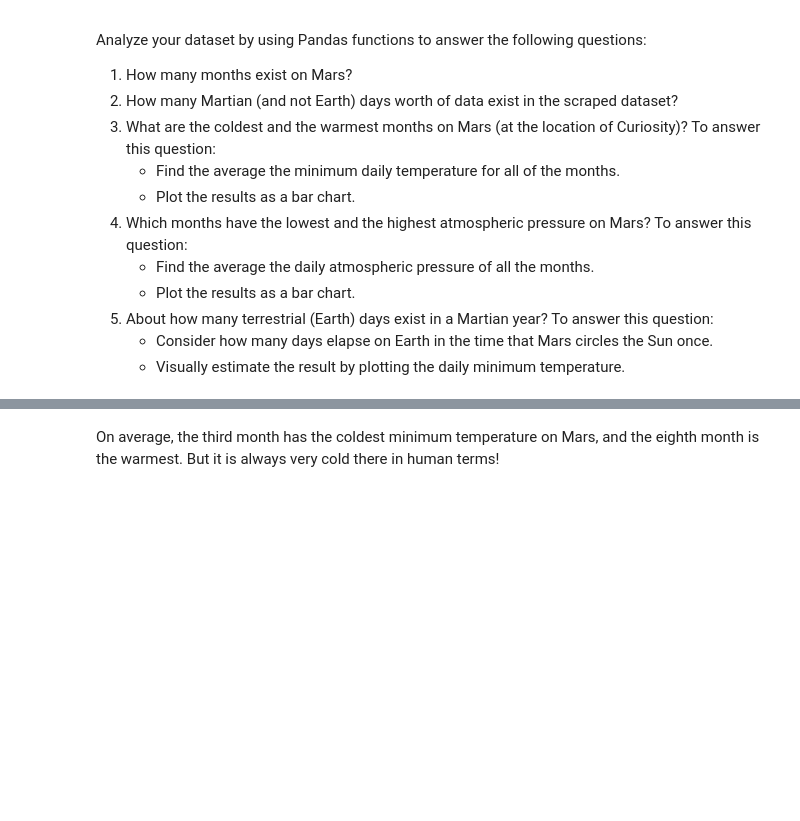
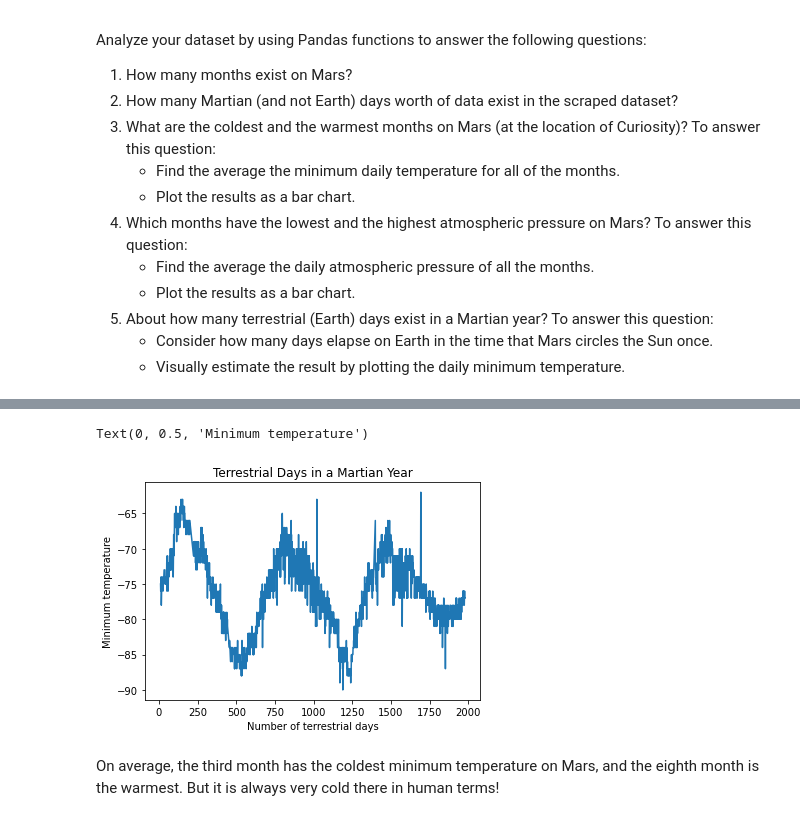
Before and after one commit to kalikschoenrock/WebScraping-Challenge, a Jupyter notebook: part_2_mars_weather.ipynb, the cells around one changed output, grey strips where cells are left out. Drawn from its saved outputs; the diff is of its cells as text; code cells hidden in the pictures; blank space fills up the shorter version.

```diff
--- a/part_2_mars_weather.ipynb
+++ b/part_2_mars_weather.ipynb
@@ -29,5 +34,6 @@ Note that this can also be achieved by using the Pandas `read_html` function. Ho
 # %%
 # Extract all rows of data
+extract_rows = table_soup.find_all('tr', class_='data-row')
 # %% [markdown]
 ### Step 3: Store the Data
 
@@ -93,5 +214,12 @@ Analyze your dataset by using Pandas functions to answer the following questions
 # %%
 # 5. How many terrestrial (earth) days are there in a Martian year?
+plt.plot(df['sol'], df['min_temp'])
+plt.title('Terrestrial Days in a Martian Year')
+plt.xlabel('Number of terrestrial days')
+plt.ylabel('Minimum temperature')
+# %% [output]
+Text(0, 0.5, 'Minimum temperature')
+[figure, added]
 # %% [markdown]
 On average, the third month has the coldest minimum temperature on Mars, and the eighth month is the warmest. But it is always very cold there in human terms!
 # %% [markdown]
```
Also changed, not shown: parts of 22 cells of this notebook, 3 other files.
